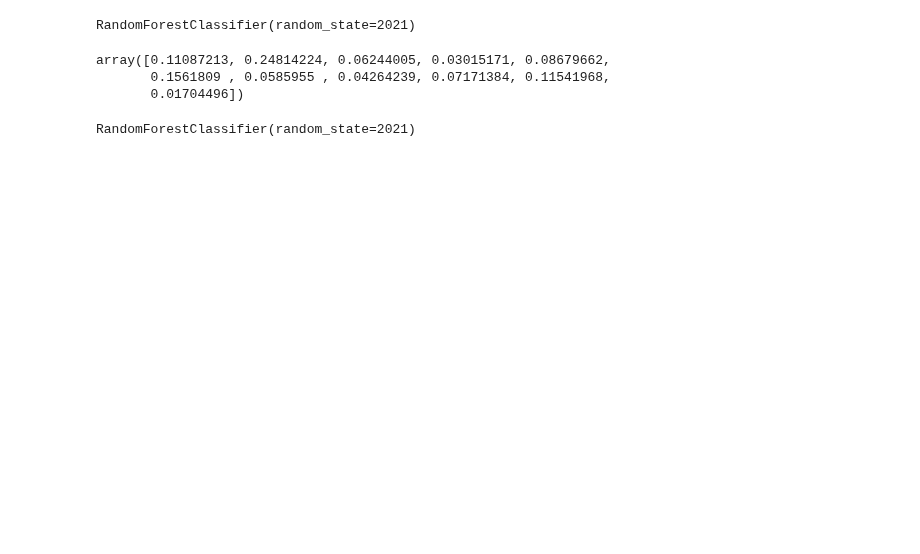
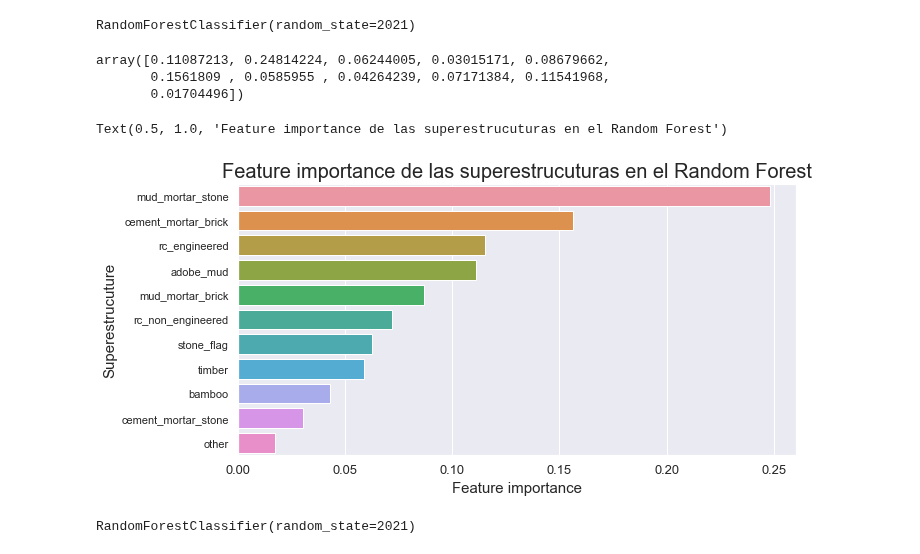
Before and after one commit to GuidoBergman/Datos---TP2-, a Jupyter notebook: RF- Feature Importance para catboost.ipynb, the cells around one changed output. Drawn from its saved outputs; the diff is of its cells as text; code cells hidden in the pictures; blank space fills up the shorter version.

```diff
--- a/RF- Feature Importance para catboost.ipynb
+++ b/RF- Feature Importance para catboost.ipynb
@@ -33,6 +33,27 @@ rf.feature_importances_
 array([0.11087213, 0.24814224, 0.06244005, 0.03015171, 0.08679662,
        0.1561809 , 0.0585955 , 0.04264239, 0.07171384, 0.11541968,
        0.01704496])
+# %%
+superestructures = ['adobe_mud', 'mud_mortar_stone',
+       'stone_flag',
+       'cement_mortar_stone',
+       'mud_mortar_brick',
+       'cement_mortar_brick', 'timber',
+       'bamboo', 'rc_non_engineered',
+       'rc_engineered', 'other']
+# %%
+df = pd.DataFrame(rf.feature_importances_, index=superestructures)
+df.sort_values(0, ascending=False, inplace=True)
+# %%
+sns.set(rc={"figure.figsize":(10, 5)})
+sns.barplot(data=df, x=df[0], y=df.index, orient='h')
+plt.xlabel('Feature importance', fontsize=15)
+plt.ylabel("Superestrucuture", fontsize=15)
+plt.xticks(fontsize=13)
+plt.title('Feature importance de las superestrucuturas en el Random Forest', fontsize=20)
+# %% [output]
+Text(0.5, 1.0, 'Feature importance de las superestrucuturas en el Random Forest')
+[figure, added]
 # %%
 train_values['hasnt_secondary'] = train_values['has_secondary_use'] != True
 # %%
```
Also changed, not shown: parts of 5 cells of this notebook, 47 other files.
